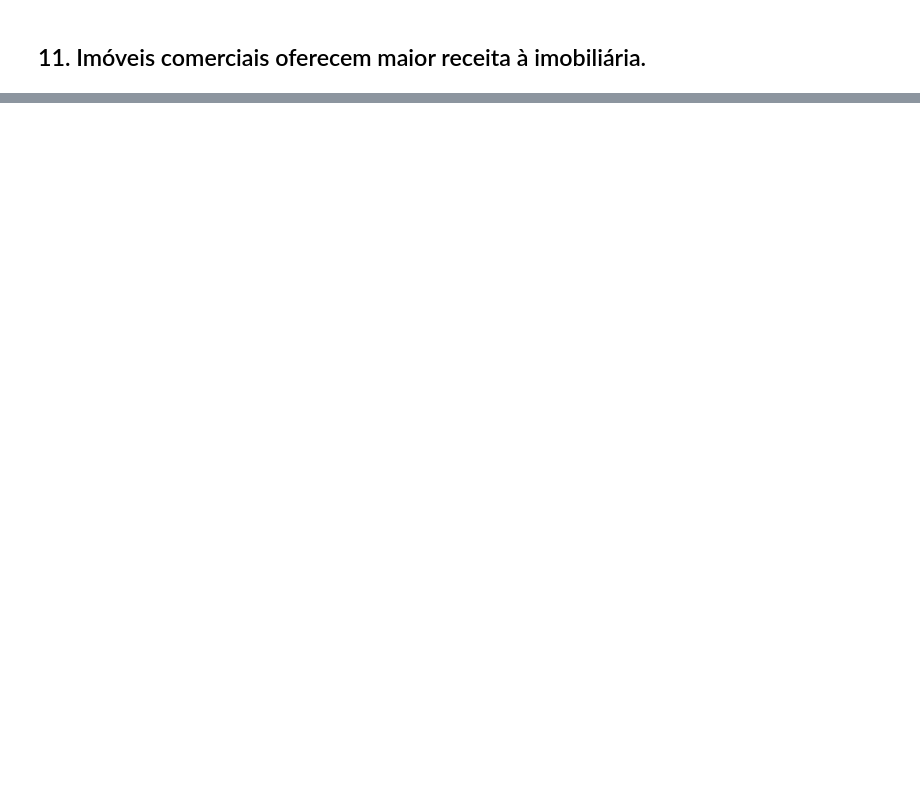
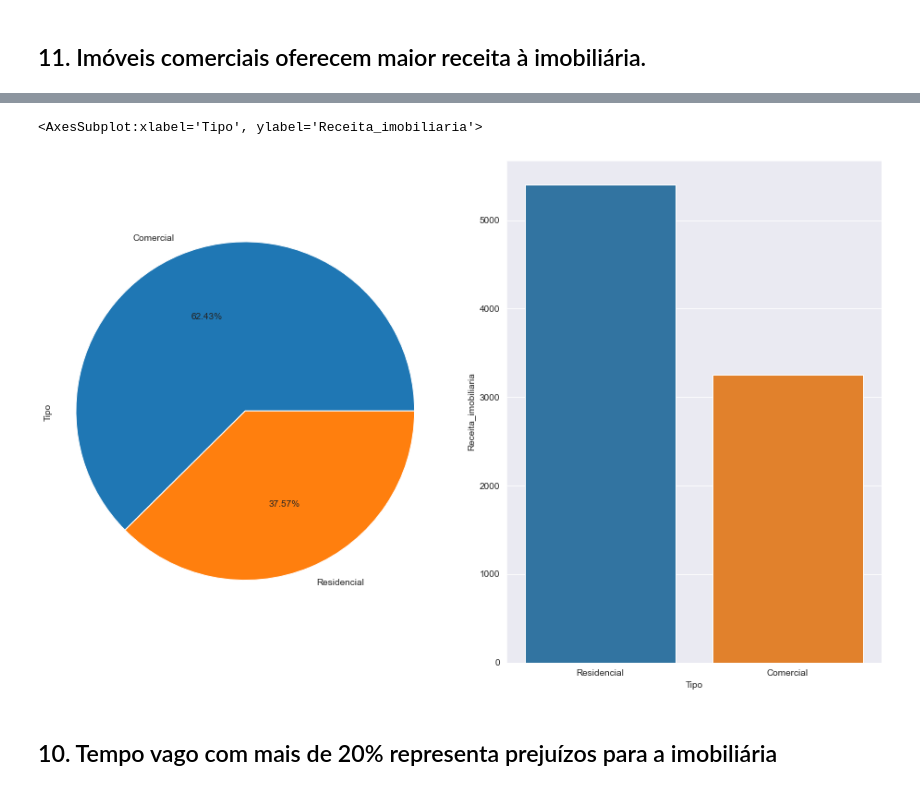
Before and after one commit to PedroSouzaDS/Projeto_Business_Intelligence_Completo-Imobili-ria_New_Offices-, a Jupyter notebook: EDA_New_Offices.ipynb, the cells around one changed output, grey strips where cells are left out. Saved outputs shown, nothing was run; the diff lists cells and outputs as text; code cells hidden in the pictures; blank space fills up the shorter version.

```diff
--- a/EDA_New_Offices.ipynb
+++ b/EDA_New_Offices.ipynb
@@ -512,0 +554,3 @@ df_2[['Lugar','Tipo','Receita_imobiliaria']]
+# %%
+aux_8 = df_2[['Lugar','Tipo','Receita_imobiliaria']]
+aux_8.head(20)
@@ -512,0 +575,19 @@ df_2[['Lugar','Tipo','Receita_imobiliaria']]
+# %%
+plt.figure(figsize = (16,10))
+### grafico de pizza para representar o percentual dos tipos
+### grafico de barras para representar a receita total de ambos os tipos de imóveis
+
+plt.subplot(1,2,1)
+aux_8['Tipo'].value_counts().plot(kind = 'pie', autopct = '%.2f%%');
+plt.axis('equal');
+
+plt.subplot(1,2,2)
+sns.barplot(x = 'Tipo',
+            y = 'Receita_imobiliaria',
+            data = aux_8,
+            ci = False)
+# %% [output]
+<AxesSubplot:xlabel='Tipo', ylabel='Receita_imobiliaria'>
+[figure, added]
+# %% [markdown]
+## 10. Tempo vago com mais de 20% representa prejuízos para a imobiliária
```
Also changed, not shown: parts of 29 cells of this notebook.
